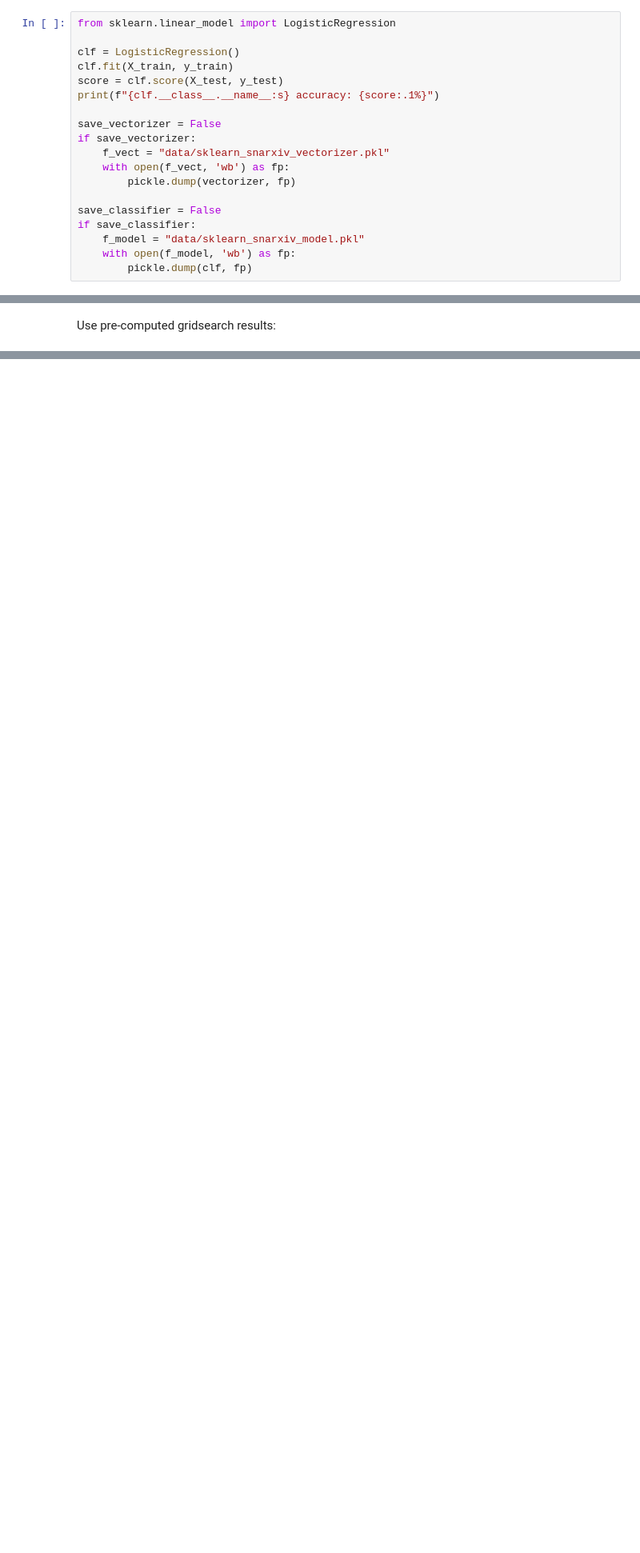
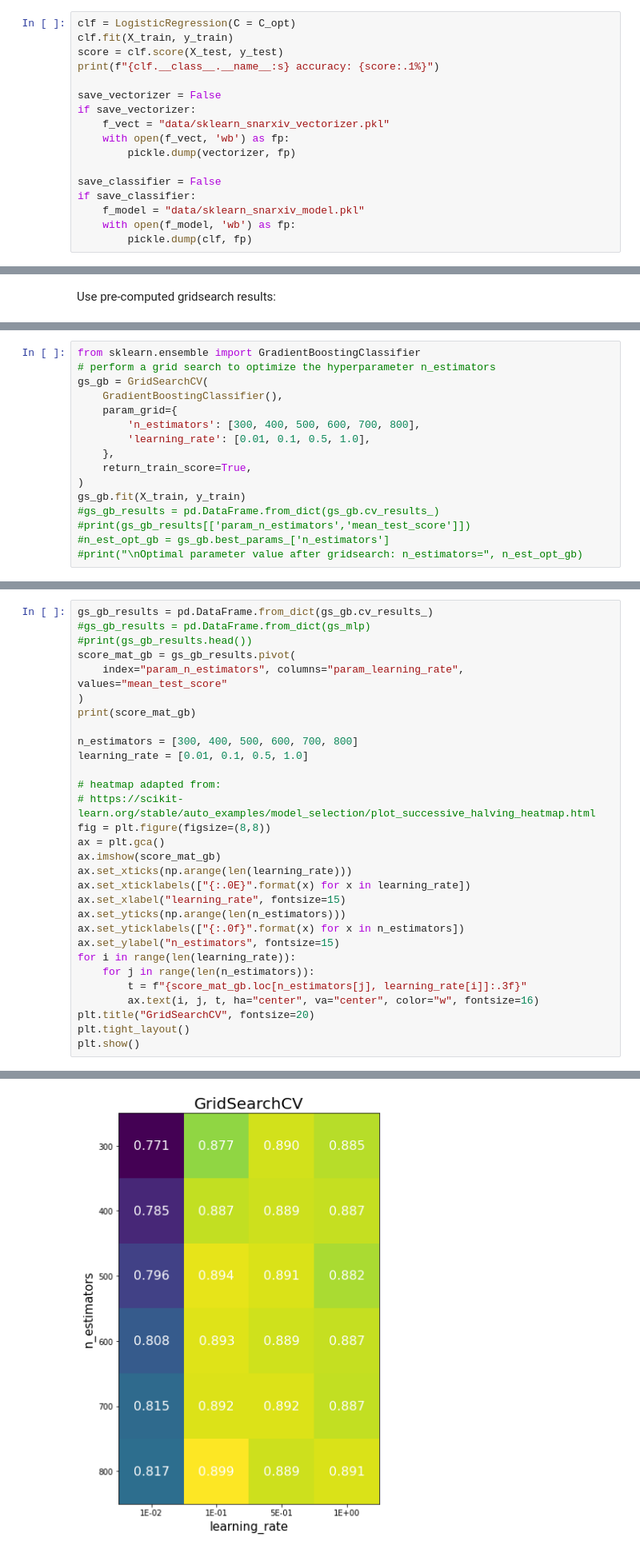
Before and after one commit to Frederic-vW/arXiv-vs-snarXiv, a Jupyter notebook: snarxiv_learn.ipynb, the cells around one changed output, grey strips where cells are left out. Shown: that part at 80% size. Cells and saved outputs as stored; diff of their text form; blank space fills up the shorter version.

```diff
--- a/snarxiv_learn.ipynb
+++ b/snarxiv_learn.ipynb
@@ -231,7 +261,5 @@ Data and target labels are prepared, time to train a classifier.
 # %%
-from sklearn.linear_model import LogisticRegression
-
-clf = LogisticRegression()
+clf = LogisticRegression(C = C_opt)
 clf.fit(X_train, y_train)
 score = clf.score(X_test, y_test)
 print(f"{clf.__class__.__name__:s} accuracy: {score:.1%}")
@@ -356,0 +406,16 @@ RandomForestClassifier accuracy: 87.8%
+# %%
+from sklearn.ensemble import GradientBoostingClassifier
+# perform a grid search to optimize the hyperparameter n_estimators
+gs_gb = GridSearchCV(
+    GradientBoostingClassifier(),
+    param_grid={
+        'n_estimators': [300, 400, 500, 600, 700, 800],
+        'learning_rate': [0.01, 0.1, 0.5, 1.0],
+    },
+    return_train_score=True,
+)
+gs_gb.fit(X_train, y_train)
+#gs_gb_results = pd.DataFrame.from_dict(gs_gb.cv_results_)
+#print(gs_gb_results[['param_n_estimators','mean_test_score']])
+#n_est_opt_gb = gs_gb.best_params_['n_estimators']
+#print("\nOptimal parameter value after gridsearch: n_estimators=", n_est_opt_gb)
@@ -356,0 +431,31 @@ RandomForestClassifier accuracy: 87.8%
+# %%
+gs_gb_results = pd.DataFrame.from_dict(gs_gb.cv_results_)
+#gs_gb_results = pd.DataFrame.from_dict(gs_mlp)
+#print(gs_gb_results.head())
+score_mat_gb = gs_gb_results.pivot(
+    index="param_n_estimators", columns="param_learning_rate", values="mean_test_score"
+)
+print(score_mat_gb)
+
+n_estimators = [300, 400, 500, 600, 700, 800]
+learning_rate = [0.01, 0.1, 0.5, 1.0]
+
+# heatmap adapted from:
+# https://scikit-learn.org/stable/auto_examples/model_selection/plot_successive_halving_heatmap.html
+fig = plt.figure(figsize=(8,8))
+ax = plt.gca()
+ax.imshow(score_mat_gb)
+ax.set_xticks(np.arange(len(learning_rate)))
+ax.set_xticklabels(["{:.0E}".format(x) for x in learning_rate])
+ax.set_xlabel("learning_rate", fontsize=15)
+ax.set_yticks(np.arange(len(n_estimators)))
+ax.set_yticklabels(["{:.0f}".format(x) for x in n_estimators])
+ax.set_ylabel("n_estimators", fontsize=15)
+for i in range(len(learning_rate)):
+    for j in range(len(n_estimators)):
+        t = f"{score_mat_gb.loc[n_estimators[j], learning_rate[i]]:.3f}"
+        ax.text(i, j, t, ha="center", va="center", color="w", fontsize=16)
+plt.title("GridSearchCV", fontsize=20)
+plt.tight_layout()
+plt.show()
+# %% [output]
@@ -356,0 +470 @@ RandomForestClassifier accuracy: 87.8%
+[figure, added]
```
Also changed, not shown: parts of 29 cells of this notebook.
